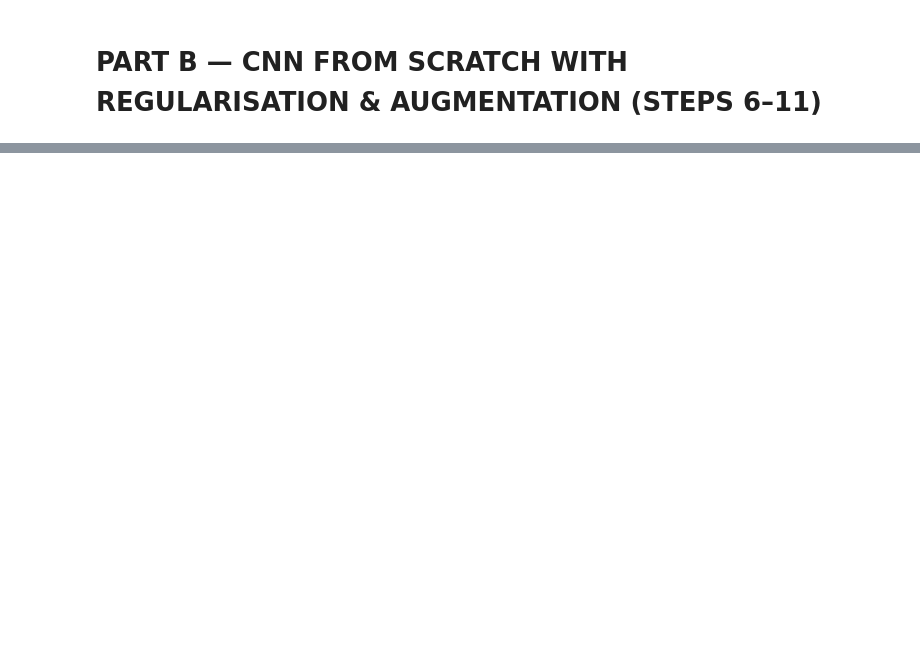
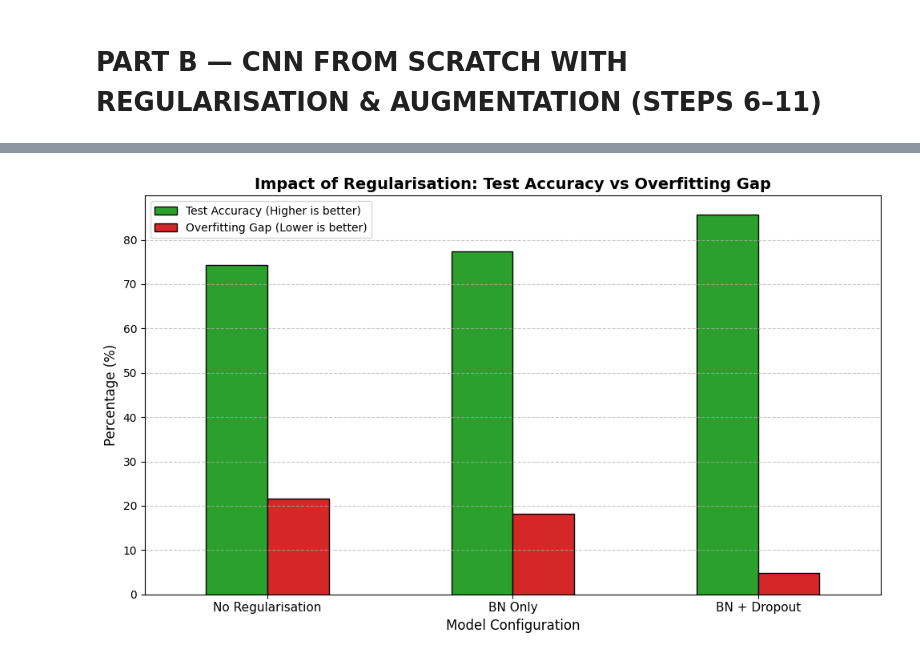
Before and after one commit to isamadafridi/-AIML-Internship-Week7-AbdulSamadAfridi, a Jupyter notebook: AIML_Internship_Week7_AbdulSamadAfridi.ipynb, the cells around one changed output, grey strips where cells are left out. Saved outputs shown, nothing was run; the diff lists cells and outputs as text; code cells hidden in the pictures; blank space fills up the shorter version.

```diff
--- a/AIML_Internship_Week7_AbdulSamadAfridi.ipynb
+++ b/AIML_Internship_Week7_AbdulSamadAfridi.ipynb
@@ -352,0 +683,7 @@ ROC-AUC Score (OVR): 0.8805
+# %%
+# 2. Compile the Model
+cnn_final.compile(
+    optimizer="adam",
+    loss="sparse_categorical_crossentropy",
+    metrics=["accuracy"]
+)
@@ -352,0 +747,12 @@ ROC-AUC Score (OVR): 0.8805
+# %%
+# 5. Extract and Print Requested Records
+best_val_acc = max(history_final.history['val_accuracy'])
+stopped_epoch = len(history_final.history['loss'])
+
+print("\n" + "="*40)
+print("🏆 FINAL TRAINING RECORDS 🏆")
+print("="*40)
+print(f"Best Validation Accuracy : {best_val_acc * 100:.2f}%")
+print(f"Early Stopping Epoch     : {stopped_epoch} (out of 100)")
+print(f"Total Training Time      : {total_time:.2f} seconds ({total_time/60:.2f} minutes)")
+print("="*40)
@@ -352,0 +776,63 @@ ROC-AUC Score (OVR): 0.8805
+# %%
+import pandas as pd
+import numpy as np
+import matplotlib.pyplot as plt
+
+# --- ACTION REQUIRED ---
+# Update these three variables with the approximate seconds per epoch
+# you saw during training (e.g., 3.0, 4.5, 5.0)
+time_base_sec = 3.0
+time_bn_sec = 4.0
+time_final_sec = 4.5
+
+def extract_metrics(model, history, time_per_epoch):
+    # Find the epoch with the best validation accuracy
+    best_epoch_idx = np.argmax(history.history['val_accuracy'])
+    best_val_acc = history.history['val_accuracy'][best_epoch_idx]
+    best_train_acc = history.history['accuracy'][best_epoch_idx]
+    best_val_loss = history.history['val_loss'][best_epoch_idx]
+
+    # Overfitting gap: Difference between training and validation accuracy
+    overfitting_gap = best_train_acc - best_val_acc
+
+    # Final Test Accuracy evaluated on unseen test data
+    _, test_acc = model.evaluate(X_test, y_test, verbose=0)
+
+    return {
+        "Test Accuracy": round(test_acc, 4),
+        "Best Val Loss": round(best_val_loss, 4),
+        "Overfitting Gap": round(overfitting_gap, 4),
+        "Parameters": model.count_params(),
+        "Time/Epoch (s)": time_per_epoch
+    }
+
+# Compile data into a dictionary
+comparison_data = {
+    "No Regularisation": extract_metrics(cnn_base, history_base, time_base_sec),
+    "BN Only": extract_metrics(cnn_bn, history_bn, time_bn_sec),
+    "BN + Dropout": extract_metrics(cnn_final, history_final, time_final_sec)
+}
+
+# Create and display the DataFrame
+df_comparison = pd.DataFrame(comparison_data).T
+df_comparison.index.name = "Model Configuration"
+
+print("\n--- Final Model Comparison DataFrame ---")
+display(df_comparison) # Use print(df_comparison) if display() throws an error
+
+# Plot Grouped Bar Chart: Accuracy vs Overfitting Gap
+fig, ax = plt.subplots(figsize=(10, 6))
+
+# Multiply by 100 to convert to percentage for better visual scaling
+plot_df = df_comparison[['Test Accuracy', 'Overfitting Gap']] * 100
+plot_df.plot(kind='bar', ax=ax, color=['#2ca02c', '#d62728'], edgecolor='black')
+
+plt.title('Impact of Regularisation: Test Accuracy vs Overfitting Gap', fontsize=14, fontweight='bold')
+plt.ylabel('Percentage (%)', fontsize=12)
+plt.xlabel('Model Configuration', fontsize=12)
+plt.xticks(rotation=0, fontsize=11)
+plt.legend(['Test Accuracy (Higher is better)', 'Overfitting Gap (Lower is better)'])
+plt.grid(axis='y', linestyle='--', alpha=0.7)
+plt.tight_layout()
+plt.show()
+# %% [output]
@@ -352,0 +845 @@ ROC-AUC Score (OVR): 0.8805
+[figure, added]
```
Also changed, not shown: parts of 44 cells of this notebook.
